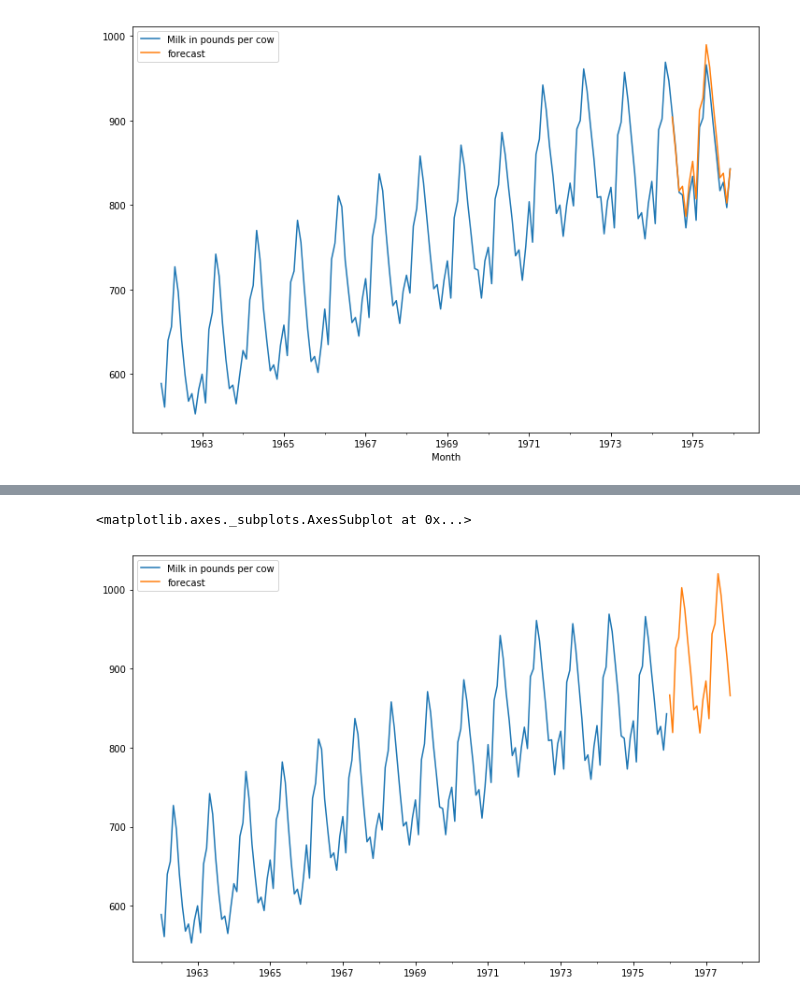
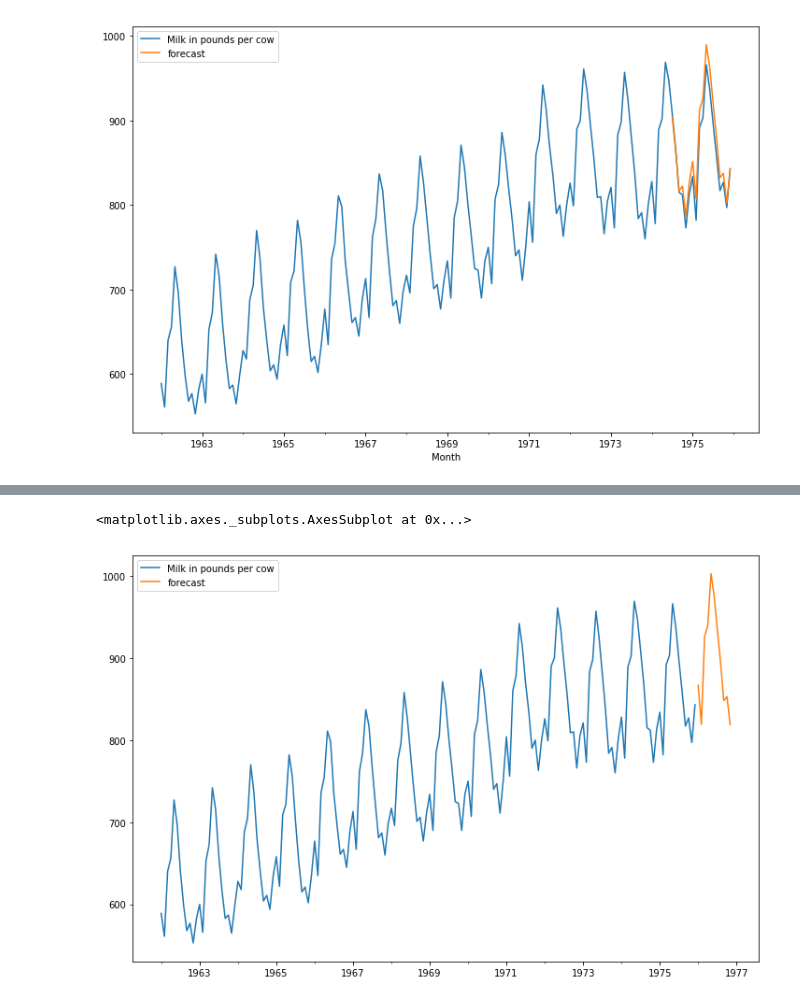
Before and after one commit to geceba/Residencia-ITM, a Jupyter notebook: ARIMA/ARIMA.ipynb, the cells around one changed output, grey strips where cells are left out. Cells and saved outputs as stored; diff of their text form; code cells hidden in the pictures.

```diff
--- a/ARIMA/ARIMA.ipynb
+++ b/ARIMA/ARIMA.ipynb
@@ -278,7 +278,7 @@ df.tail()
 # %%
 from pandas.tseries.offsets import DateOffset
 # %%
-future_dates = [df.index[-1] + DateOffset(months=x) for x in range(0,24)]
+future_dates = [df.index[-1] + DateOffset(months=x) for x in range(0,12)]
 # %%
 future_dates
 # %% [output]
@@ -315,6 +322,6 @@ future_df.head()
 # %%
-future_df['forecast'] = results.predict(start = 168, end= 188, dynamic = True)
+future_df['forecast'] = results.predict(start = 168, end= 178, dynamic = True)
 future_df[['Milk in pounds per cow', 'forecast']].plot(figsize=(12,8))
 # %% [output]
 <matplotlib.axes._subplots.AxesSubplot at 0x...>
-[figure, old version]
+[figure, new version]
```
Also changed, not shown: parts of 5 cells of this notebook, 2 other files.
